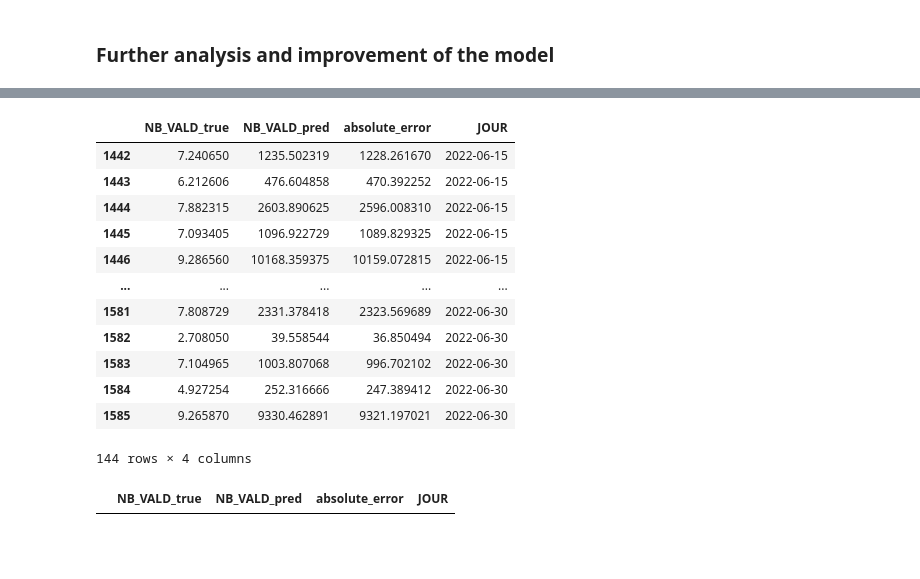
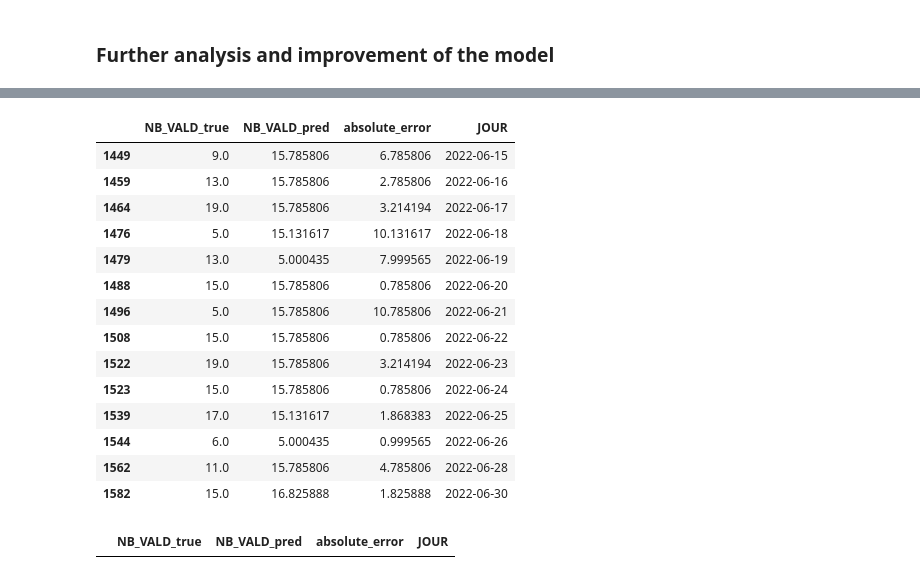
Before and after one commit to hbacard/validation-transport-idf, a Jupyter notebook: Notebook_validation_reseau_ferre.ipynb, the cells around one changed output, grey strips where cells are left out. Saved outputs shown, nothing was run; the diff lists cells and outputs as text; code cells hidden in the pictures; blank space fills up the shorter version.

```diff
--- a/Notebook_validation_reseau_ferre.ipynb
+++ b/Notebook_validation_reseau_ferre.ipynb
@@ -521,11 +498,11 @@ def error_pred_real(model, station: str):
     df_engineered = feature_engineering(select_station(df=df_validation, nom_station=station))
     _, df_engineered_test = split_data(df=df_engineered)
     _, X_test, _, y_test = select_features_target_train_test(df=df_validation, station=station)
-    y_pred = model.predict(X_test)
+    y_pred = np.exp(model.predict(X_test))
     df_error = pd.DataFrame({
-        f"{NB_VALD}_true": y_test,
+        f"{NB_VALD}_true": np.exp(y_test),
         f"{NB_VALD}_pred": y_pred,
-        "absolute_error": np.abs(y_test - y_pred)})
+        "absolute_error": np.abs(np.exp(y_test) - y_pred)})
     df_error[JOUR] = df_engineered_test.JOUR
     return df_error
 # %%
@@ -621,21 +598,23 @@ montrouge_test.describe()
 | std | NaN | 1.878887 | 1.893008 | 0.0 | 4.625862 | 0.315367 | 0.315367 | ... |
 # %%
 error_montrouge =  error_pred_real(model=model_montrouge, station=MONTROUGE)
-error_montrouge[error_montrouge.NB_VALD_true < 200]
+error_montrouge[error_montrouge.NB_VALD_true < 20]
 # %% [output]
 |  | NB_VALD_true | NB_VALD_pred | absolute_error | JOUR |
-| 1442 | 7.240650 | 1235.502319 | 1228.261670 | 2022-06-15 |
-| 1443 | 6.212606 | 476.604858 | 470.392252 | 2022-06-15 |
-| 1444 | 7.882315 | 2603.890625 | 2596.008310 | 2022-06-15 |
-| 1445 | 7.093405 | 1096.922729 | 1089.829325 | 2022-06-15 |
-| 1446 | 9.286560 | 10168.359375 | 10159.072815 | 2022-06-15 |
-| ... | ... | ... | ... | ... |
-| 1581 | 7.808729 | 2331.378418 | 2323.569689 | 2022-06-30 |
-| 1582 | 2.708050 | 39.558544 | 36.850494 | 2022-06-30 |
-| 1583 | 7.104965 | 1003.807068 | 996.702102 | 2022-06-30 |
-| 1584 | 4.927254 | 252.316666 | 247.389412 | 2022-06-30 |
-| 1585 | 9.265870 | 9330.462891 | 9321.197021 | 2022-06-30 |
+| 1449 | 9.0 | 15.785806 | 6.785806 | 2022-06-15 |
+| 1459 | 13.0 | 15.785806 | 2.785806 | 2022-06-16 |
+| 1464 | 19.0 | 15.785806 | 3.214194 | 2022-06-17 |
+| 1476 | 5.0 | 15.131617 | 10.131617 | 2022-06-18 |
+| 1479 | 13.0 | 5.000435 | 7.999565 | 2022-06-19 |
+| 1488 | 15.0 | 15.785806 | 0.785806 | 2022-06-20 |
+| 1496 | 5.0 | 15.785806 | 10.785806 | 2022-06-21 |
+| 1508 | 15.0 | 15.785806 | 0.785806 | 2022-06-22 |
+| 1522 | 19.0 | 15.785806 | 3.214194 | 2022-06-23 |
+| 1523 | 15.0 | 15.785806 | 0.785806 | 2022-06-24 |
+| 1539 | 17.0 | 15.131617 | 1.868383 | 2022-06-25 |
+| 1544 | 6.0 | 5.000435 | 0.999565 | 2022-06-26 |
+| 1562 | 11.0 | 15.785806 | 4.785806 | 2022-06-28 |
+| 1582 | 15.0 | 16.825888 | 1.825888 | 2022-06-30 |
-144 rows × 4 columns
 # %%
 error_montrouge[error_montrouge.NB_VALD_true == 5]
 # %% [output]
```
Also changed, not shown: parts of 8 cells of this notebook.
